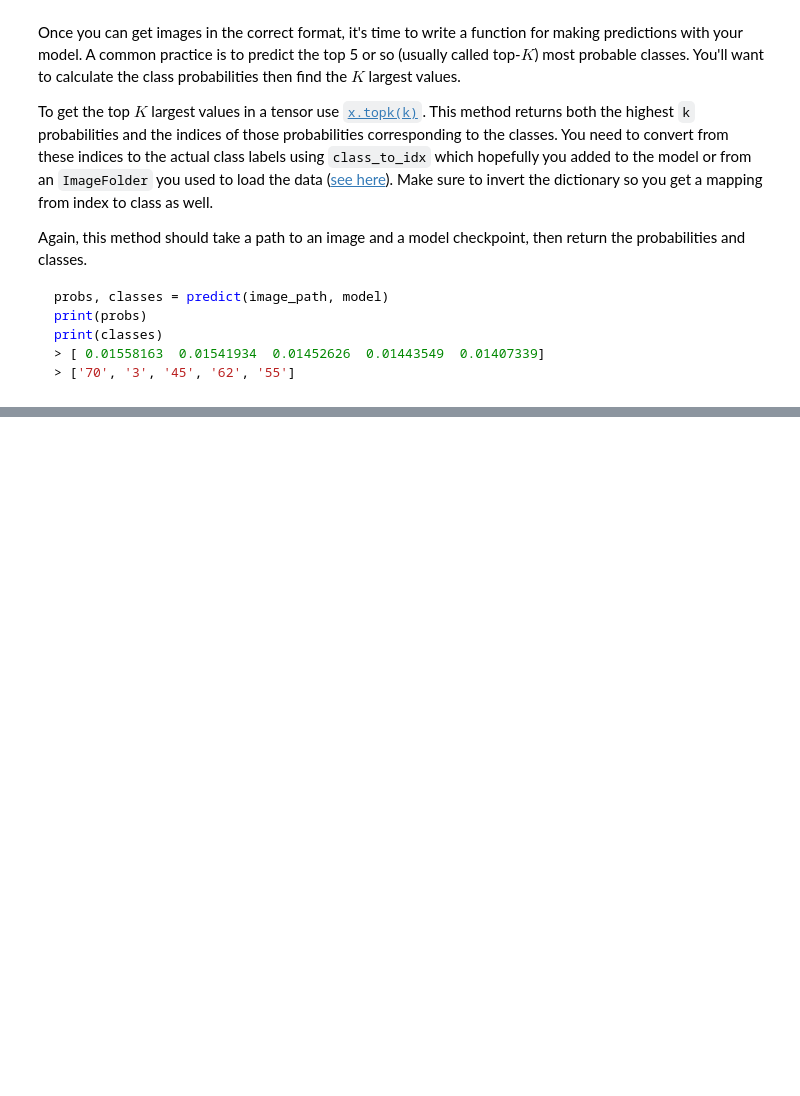
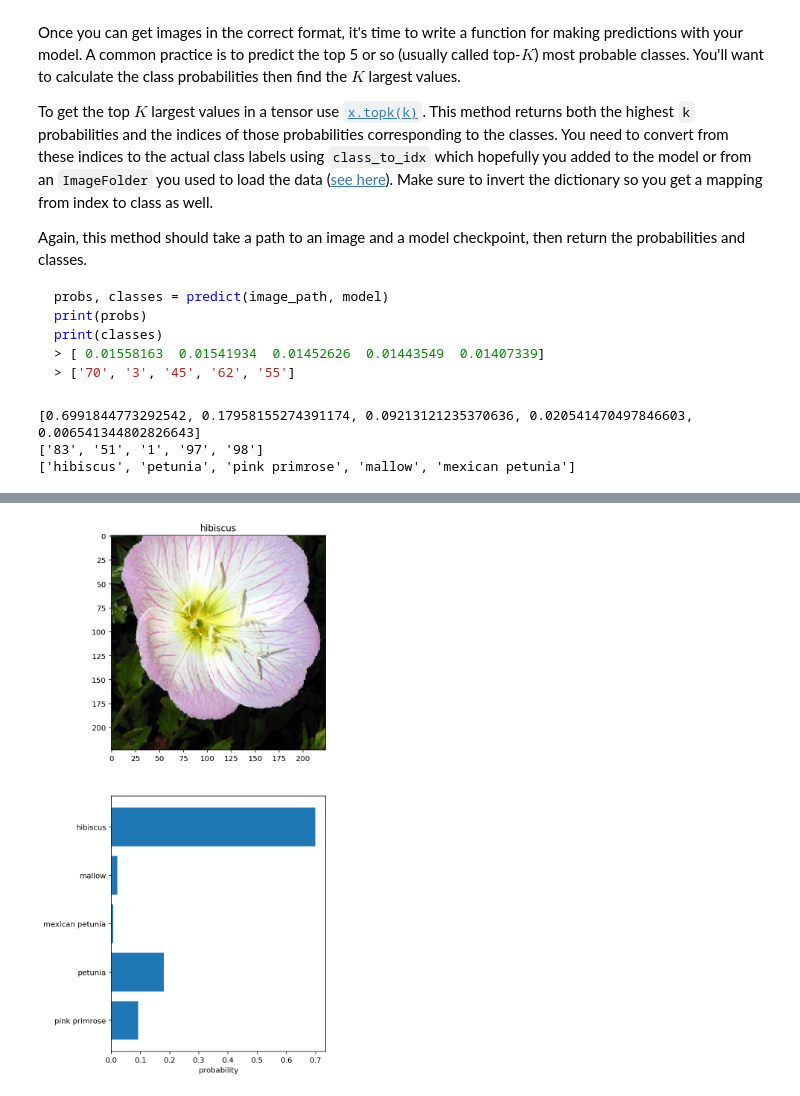
Before and after one commit to danwickstrom/aipnd-project, a Jupyter notebook: Image Classifier Project.ipynb, the cells around one changed output, grey strips where cells are left out. Cells and saved outputs as stored; diff of their text form; code cells hidden in the pictures; blank space fills up the shorter version.

```diff
--- a/Image Classifier Project.ipynb
+++ b/Image Classifier Project.ipynb
@@ -323,8 +431,33 @@ print(classes)
 def predict(image_path, model, topk=5):
     ''' Predict the class (or classes) of an image using a trained deep learning model.
     '''
+    # TODO: Implement the code to predict the class from an image file
+    device = torch.device("cuda" if torch.cuda.is_available() else "cpu")
+    #device = torch.device('cuda')
+    image = Image.open(image_path)
+    pimage = process_image(image)
+    inputs = pimage
+    inputs = inputs.to(device)
+    model.eval()
+    with torch.no_grad():
+        # print(pimage[None].shape)
+        logps = model.forward(inputs[None].float())
+        ps = torch.exp(logps)
+        top_p, top_class = ps.topk(5, dim=1)
+        probs = [float(p) for p in top_p[0]]
+        classes = [idx_to_class[int(i)] for i in top_class[0]]
 
-    # TODO: Implement the code to predict the class from an image file
+        return probs, classes
+# %%
+probs, classes = predict(fname, model_t)
+print(probs)
+print(classes)
+names = [cat_to_name[c] for c in classes]
+print(names)
+# %% [output]
+[0.6991844773292542, 0.17958155274391174, 0.09213121235370636, 0.020541470497846603, 0.006541344802826643]
+['83', '51', '1', '97', '98']
+['hibiscus', 'petunia', 'pink primrose', 'mallow', 'mexican petunia']
 # %% [markdown]
 ## Sanity Checking
 
@@ -337,0 +469,15 @@ You can convert from the class integer encoding to actual flower names with the
+# %%
+# TODO: Display an image along with the top 5 classes
+f, (ax1, ax2) = plt.subplots(2,1, figsize=(10,10))
+
+imshow(image, ax1)
+ax1.set_title(names[0])
+
+ax2.barh(names, probs)
+ax2.invert_yaxis()
+ax2.set_xlabel('probability')
+plt.subplots_adjust(left=0.4, bottom=0, right=0.8, top=1, wspace=0, hspace=.1)
+
+plt.show()
+# %% [output]
+[figure, added]
```
Also changed, not shown: parts of 24 cells of this notebook, 1 other file.
